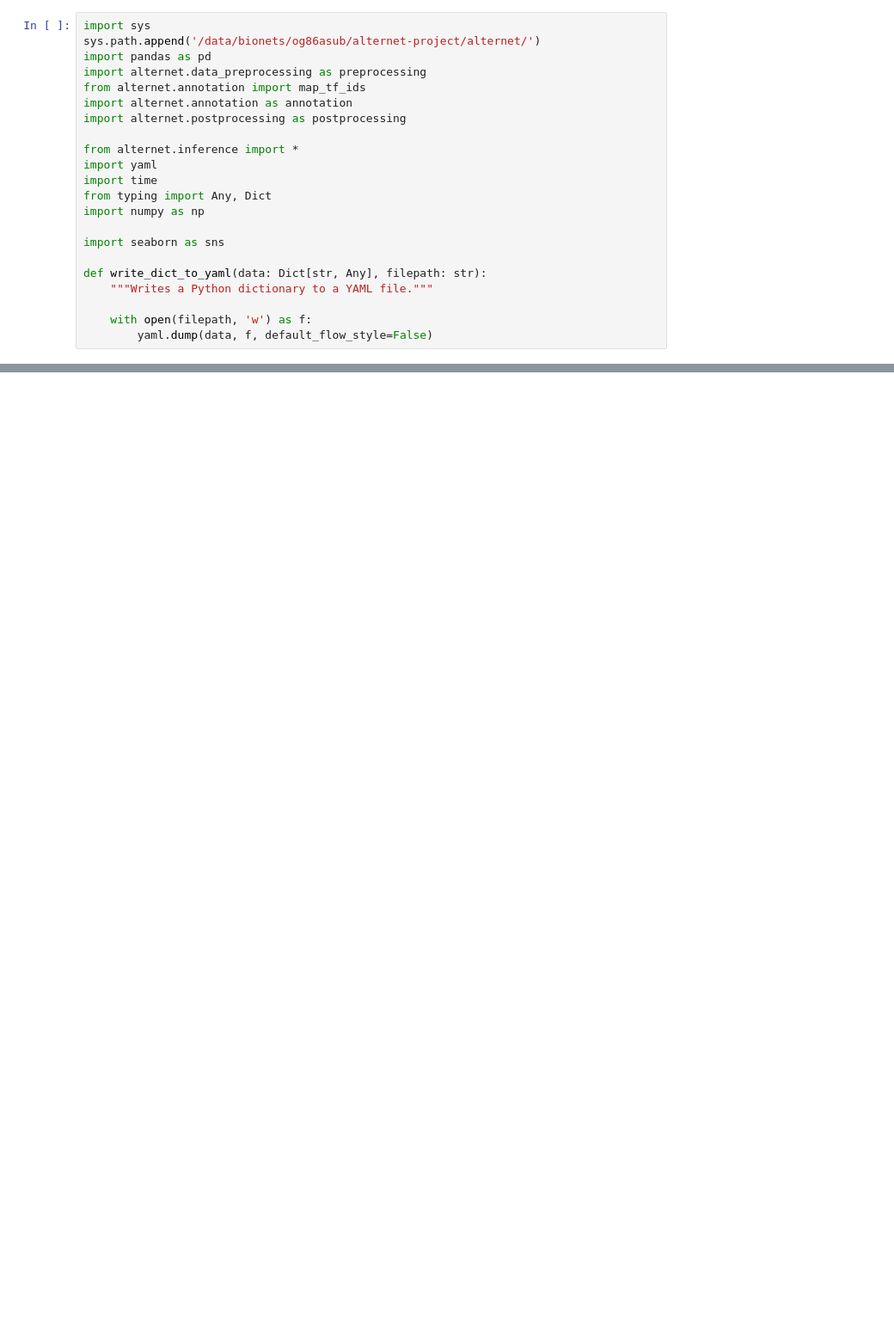
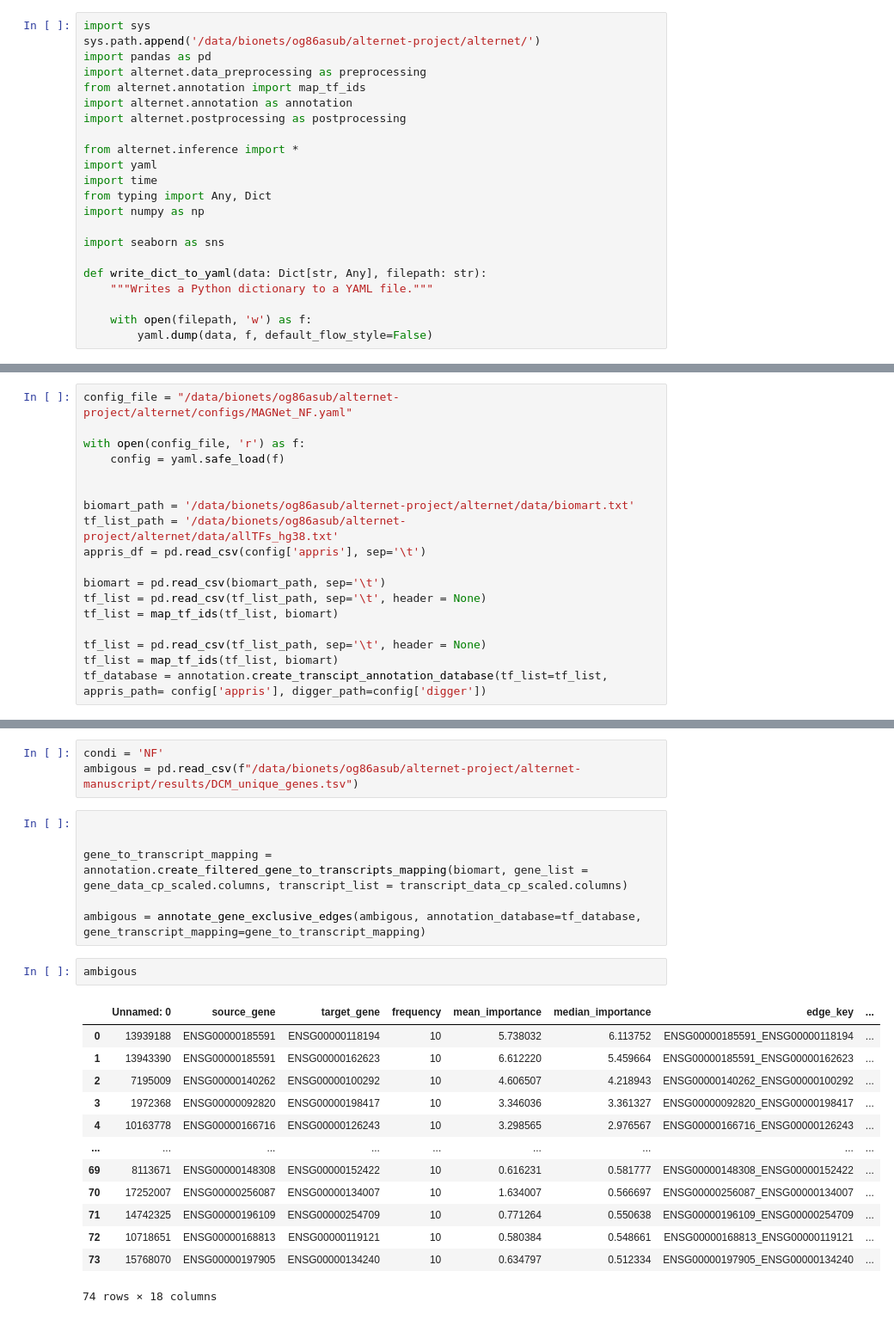
Before and after one commit to matthewdbradley/alternet_fork, a Jupyter notebook: src/alternet/tutorials/alternet_tutorial.ipynb, the cells around one changed output, grey strips where cells are left out. Shown: that part at 86% size. Saved outputs shown, nothing was run; the diff lists cells and outputs as text; blank space fills up the shorter version.

```diff
--- a/src/alternet/tutorials/alternet_tutorial.ipynb
+++ b/src/alternet/tutorials/alternet_tutorial.ipynb
@@ -264,0 +215,18 @@ ENSG00000179604
+# %%
+config_file = "/data/bionets/og86asub/alternet-project/alternet/configs/MAGNet_NF.yaml"
+
+with open(config_file, 'r') as f:
+    config = yaml.safe_load(f)
+
+
+biomart_path = '/data/bionets/og86asub/alternet-project/alternet/data/biomart.txt'
+tf_list_path = '/data/bionets/og86asub/alternet-project/alternet/data/allTFs_hg38.txt'
+appris_df = pd.read_csv(config['appris'], sep='\t')
+
+biomart = pd.read_csv(biomart_path, sep='\t')
+tf_list = pd.read_csv(tf_list_path, sep='\t', header = None)
+tf_list = map_tf_ids(tf_list, biomart)
+
+tf_list = pd.read_csv(tf_list_path, sep='\t', header = None)
+tf_list = map_tf_ids(tf_list, biomart)
+tf_database = annotation.create_transcipt_annotation_database(tf_list=tf_list, appris_path= config['appris'], digger_path=config['digger'])
@@ -264,0 +414,25 @@ ENSG00000179604
+# %%
+condi = 'NF'
+ambigous = pd.read_csv(f"/data/bionets/og86asub/alternet-project/alternet-manuscript/results/DCM_unique_genes.tsv")
+# %%
+
+
+gene_to_transcript_mapping = annotation.create_filtered_gene_to_transcripts_mapping(biomart, gene_list = gene_data_cp_scaled.columns, transcript_list = transcript_data_cp_scaled.columns)
+
+ambigous = annotate_gene_exclusive_edges(ambigous, annotation_database=tf_database, gene_transcript_mapping=gene_to_transcript_mapping)
+# %%
+ambigous
+# %% [output]
+|  | Unnamed: 0 | source_gene | target_gene | frequency | mean_importance | median_importance | edge_key | ... |
+| 0 | 13939188 | ENSG00000185591 | ENSG00000118194 | 10 | 5.738032 | 6.113752 | ENSG00000185591_ENSG00000118194 | ... |
+| 1 | 13943390 | ENSG00000185591 | ENSG00000162623 | 10 | 6.612220 | 5.459664 | ENSG00000185591_ENSG00000162623 | ... |
+| 2 | 7195009 | ENSG00000140262 | ENSG00000100292 | 10 | 4.606507 | 4.218943 | ENSG00000140262_ENSG00000100292 | ... |
+| 3 | 1972368 | ENSG00000092820 | ENSG00000198417 | 10 | 3.346036 | 3.361327 | ENSG00000092820_ENSG00000198417 | ... |
+| 4 | 10163778 | ENSG00000166716 | ENSG00000126243 | 10 | 3.298565 | 2.976567 | ENSG00000166716_ENSG00000126243 | ... |
+| ... | ... | ... | ... | ... | ... | ... | ... | ... |
+| 69 | 8113671 | ENSG00000148308 | ENSG00000152422 | 10 | 0.616231 | 0.581777 | ENSG00000148308_ENSG00000152422 | ... |
+| 70 | 17252007 | ENSG00000256087 | ENSG00000134007 | 10 | 1.634007 | 0.566697 | ENSG00000256087_ENSG00000134007 | ... |
+| 71 | 14742325 | ENSG00000196109 | ENSG00000254709 | 10 | 0.771264 | 0.550638 | ENSG00000196109_ENSG00000254709 | ... |
+| 72 | 10718651 | ENSG00000168813 | ENSG00000119121 | 10 | 0.580384 | 0.548661 | ENSG00000168813_ENSG00000119121 | ... |
+| 73 | 15768070 | ENSG00000197905 | ENSG00000134240 | 10 | 0.634797 | 0.512334 | ENSG00000197905_ENSG00000134240 | ... |
+74 rows × 18 columns
```
Also changed, not shown: parts of 11 cells of this notebook, 6 other files.
